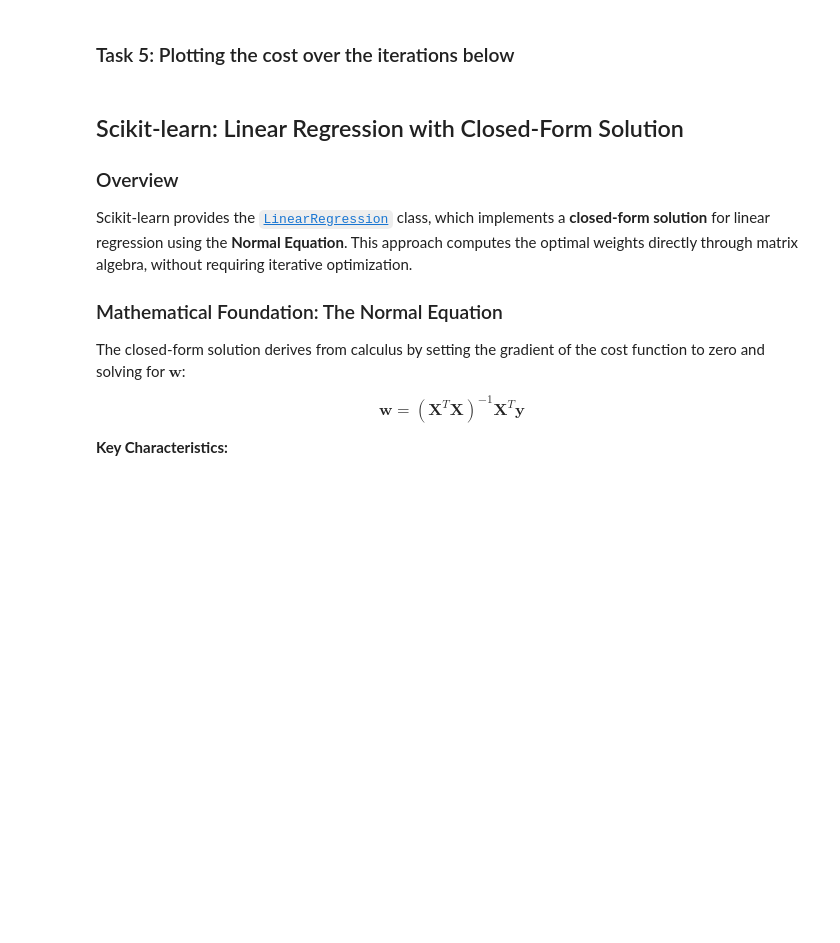
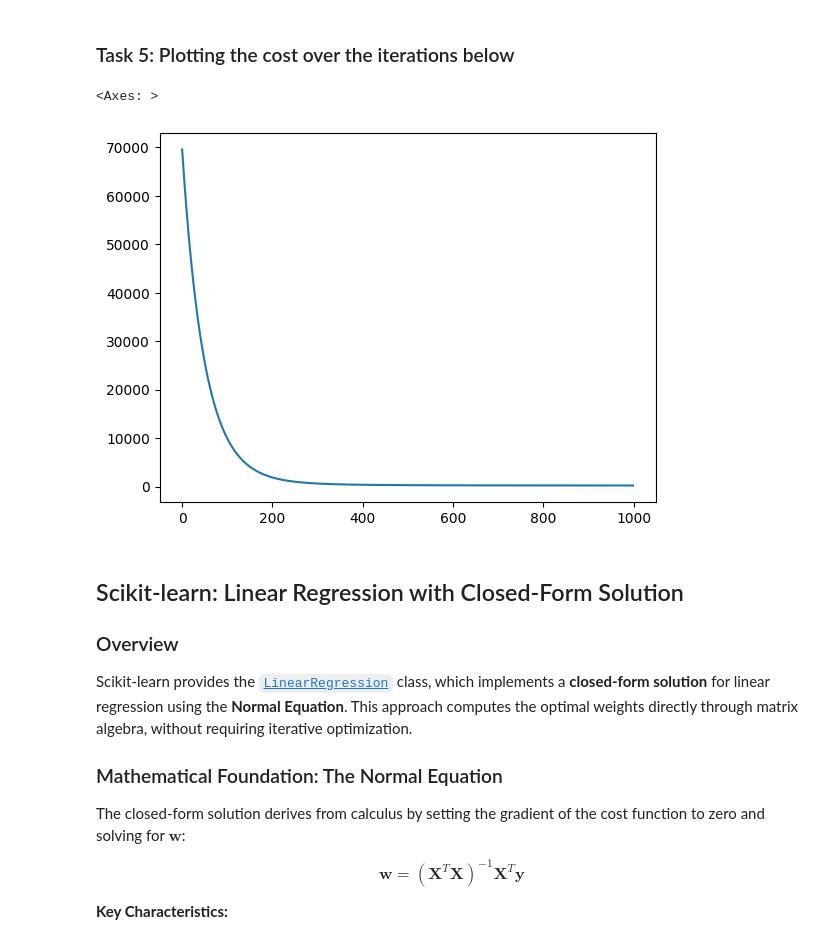
Before and after one commit to trumpetman9/stat362, a Jupyter notebook: instructor/quizzes/week 4/vectorized_gd.ipynb, the cells around one changed output. Cells and saved outputs as stored; diff of their text form; code cells hidden in the pictures; blank space fills up the shorter version.

```diff
--- a/instructor/quizzes/week 4/vectorized_gd.ipynb
+++ b/instructor/quizzes/week 4/vectorized_gd.ipynb
@@ -553,7 +554,11 @@ def compute_gradient_matrix(X, y, w):
 
     # TODO: Implement the vectorized gradient computation
 
+    predictions = X @ w
 
+    error = predictions - y
+
+    dj_dw = (X.T @ error) / m
 
     return dj_dw
 # %% [markdown]
@@ -596,6 +601,16 @@ def gradient_descent_matrix(X, y, w_in, alpha, num_iters):
     #    e. Print cost every 100 iterations (or every math.ceil(num_iters/10) iterations)
     # 4. Return w and J_history
 
+    J_history = []
+    w = copy.deepcopy(w_in)
+    for i in range(num_iters):
+        gradient = compute_gradient_matrix(X, y, w)
+        w = w - alpha * gradient
+        cost = compute_cost_matrix(X, y, w)
+        J_history.append(cost)
+        if i % 100 == 0:
+            print(f"Cost after {i} iterations: {cost}")
+
 
     return w, J_history
 # %% [markdown]
@@ -607,20 +622,31 @@ X_train, y_train = data[:,:-1], data[:,-1]
 X_features = ['size(sqft)','bedrooms','floors','age']
 # %%
 # do feature scaling for the x_train below
+
+scaler = StandardScaler()
+
+X_train_scaled = scaler.fit_transform(X_train, y_train)
 # %%
 # Add a column of ones to X_train to account for the bias term
 # Hint: Use np.c_[ones_column, X_train] or np.hstack()
 # The ones column should have shape (m, 1) where m = number of examples
+m, n = X_train.shape
+
+ones_column = np.ones((m, 1))
+
+X_train_bias = np.c_[ones_column, X_train_scaled]
 
 
 # Initialize the model parameters to 0
 # Hint: w should have shape (n+1,) where n+1 includes bias + features
 # Use np.zeros()
 
+w = np.zeros((n+1,))
 
 # Run the gradient descent algorithm
 # Set: iterations = 1000, learning rate = 0.01
 
+w, J_history = gradient_descent_matrix(X_train_bias, y_train, w, 0.01, 1000)
 
 # Print the optimized weights
 print("Optimized weights (w):")
@@ -630,7 +673,13 @@ for i in range(1, len(w)):
 # %% [markdown]
 ### Task 5: Plotting the cost over the iterations below
 # %%
+import seaborn as sns
 # plot the cost over the iterations below
+
+sns.lineplot(J_history)
+# %% [output]
+<Axes: >
+[figure, added]
 # %% [markdown]
 ## Scikit-learn: Linear Regression with Closed-Form Solution
 
```
Also changed, not shown: parts of 6 cells of this notebook, 3 other files.
